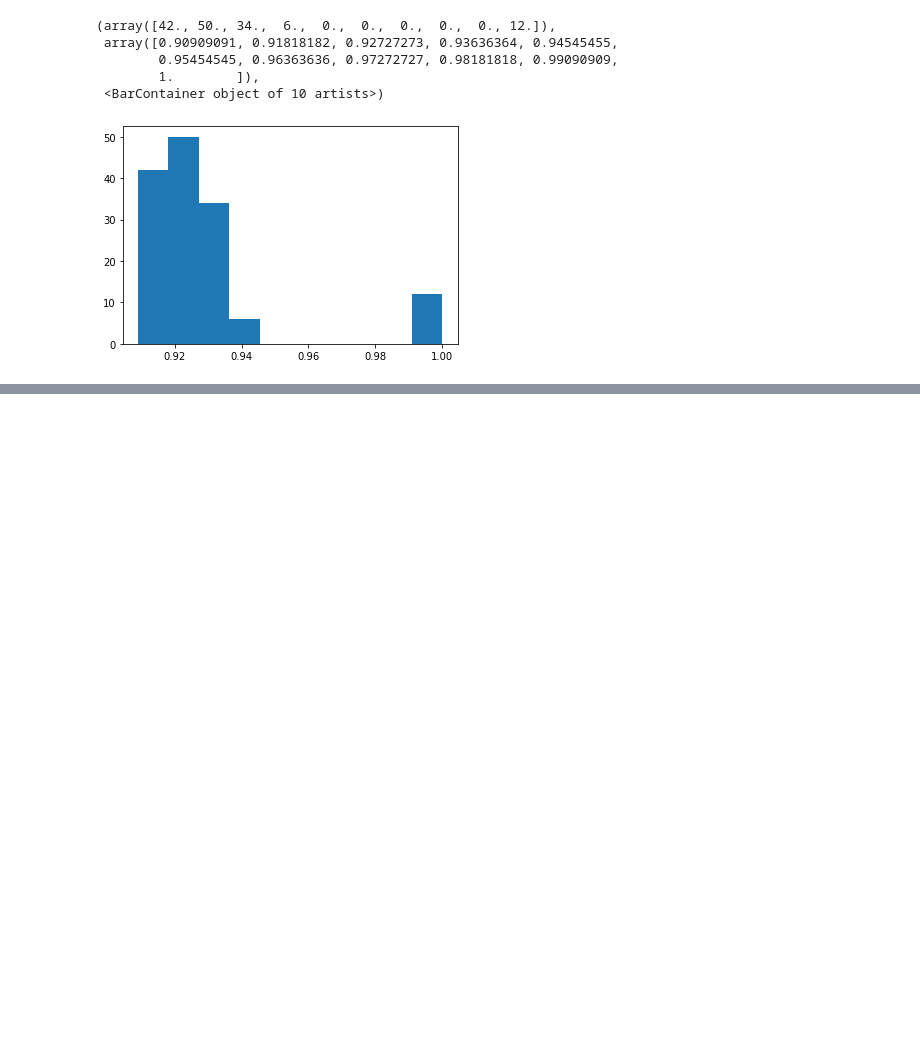
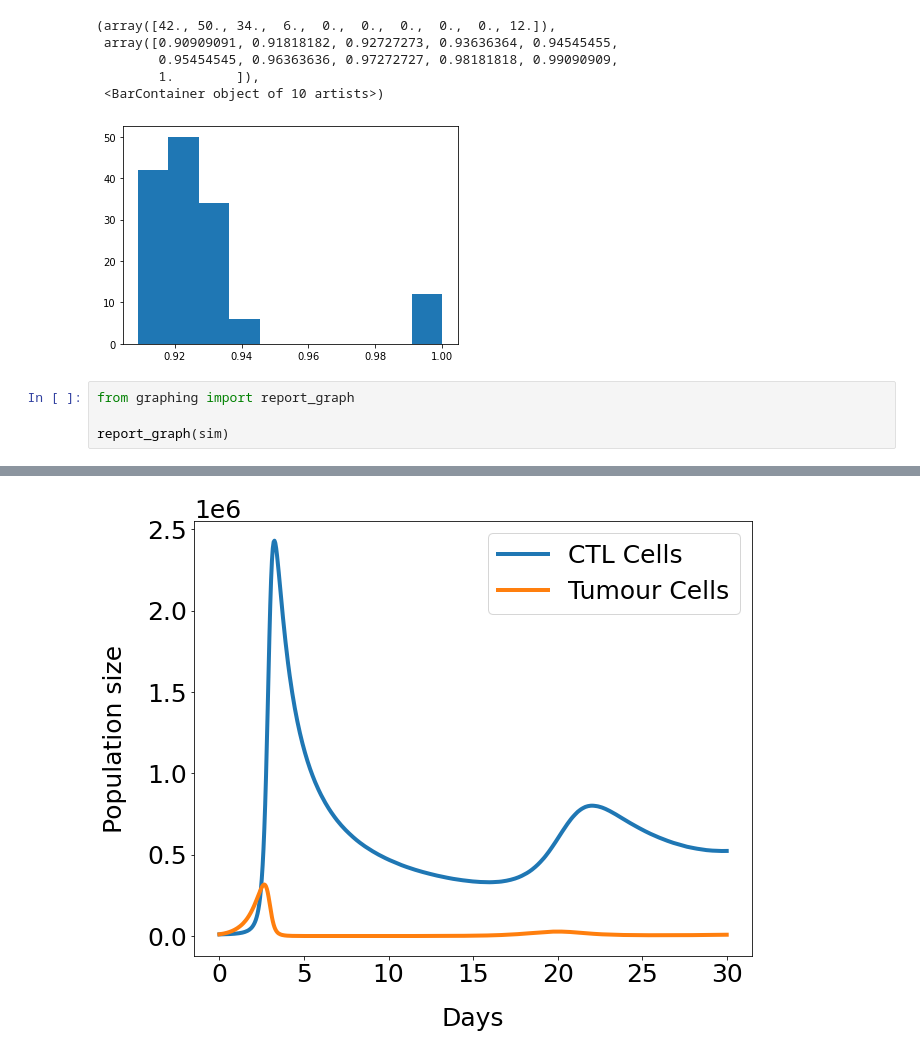
Before and after one commit to alienmist325/tumour_immune_interactions, a Jupyter notebook: sim/report_analysis_and_graphs.ipynb, the cells around one changed output, grey strips where cells are left out. Cells and saved outputs as stored; diff of their text form; blank space fills up the shorter version.

```diff
--- a/sim/report_analysis_and_graphs.ipynb
+++ b/sim/report_analysis_and_graphs.ipynb
@@ -238,3 +238,8 @@ plt.hist(peptide_scalings)
         1.        ]),
  <BarContainer object of 10 artists>)
 [figure]
+# %%
+from graphing import report_graph
+
+report_graph(sim)
+# %% [output]
@@ -240,0 +247 @@ plt.hist(peptide_scalings)
+[figure, added]
```
Also changed, not shown: parts of 2 cells of this notebook, 2 other files.
